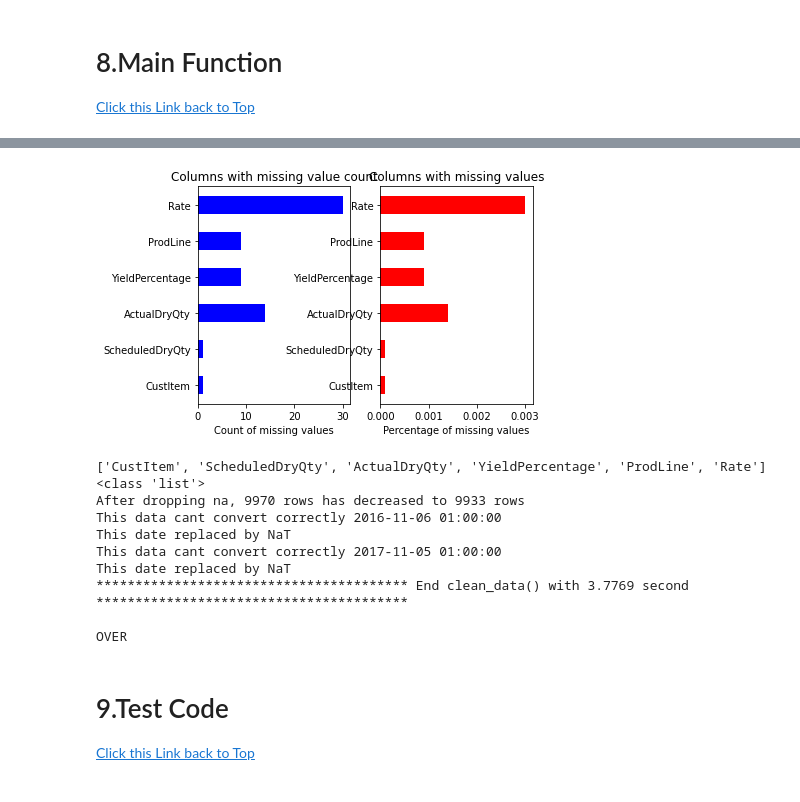
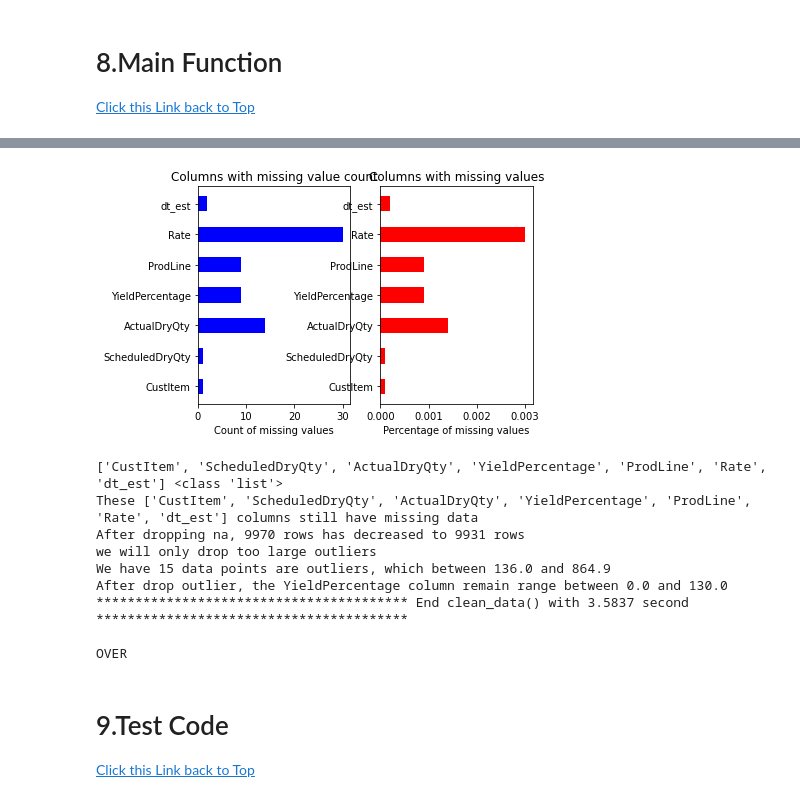
Before and after one commit to L3P3titPrince/Spray_Weather_Forecast, a Jupyter notebook: 21_Weather.ipynb, the cells around one changed output, grey strips where cells are left out. Cells and saved outputs as stored; diff of their text form; code cells hidden in the pictures.

Commit message:
Mar4th 2021 Add del_outlier() function

```diff
--- a/21_Weather.ipynb
+++ b/21_Weather.ipynb
@@ -452,3 +496,0 @@ class PreProcess(HyperParamters):
-# %%
-class_pre = PreProcess()
-df_product, df_nj_weather, df_pa_weather = class_pre.clean_data(df_product, df_nj_weather, df_pa_weather, col_missing)
@@ -528,16 +563,18 @@ def main():
 
     # *******************3.Preprocess**************************************
     class_pre = PreProcess()
-    df_product, df_nj_weather, df_pa_weather = class_pre.clean_data(df_product, df_nj_weather, df_pa_weather)
+    df_product, df_nj_weather, df_pa_weather, df_dropped, df_outlier = class_pre.clean_data(df_product,
+                                                                                df_nj_weather,
+                                                                                df_pa_weather)
 
 
-    return df_product, df_nj_weather, df_pa_weather
+    return df_product, df_nj_weather, df_pa_weather, df_dropped
 
 if __name__=="__main__":
     """:arg
 
     """
-    (df_product, df_nj_weather, df_pa_weather) = main()
+    (df_product, df_nj_weather, df_pa_weather, df_dropped) = main()
 
     print("OVER")
 # %% [output]
@@ -546,11 +587,11 @@ These columns have been dropped ['Bulk Density', 'Moisture', 'Flow', 'Hygroscopi
-[figure, old version]
+[figure, new version]
-['CustItem', 'ScheduledDryQty', 'ActualDryQty', 'YieldPercentage', 'ProdLine', 'Rate'] <class 'list'>
-After dropping na, 9970 rows has decreased to 9933 rows
-This data cant convert correctly 2016-11-06 01:00:00
-This date replaced by NaT
-This data cant convert correctly 2017-11-05 01:00:00
-This date replaced by NaT
-**************************************** End clean_data() with 3.7769 second ****************************************
+['CustItem', 'ScheduledDryQty', 'ActualDryQty', 'YieldPercentage', 'ProdLine', 'Rate', 'dt_est'] <class 'list'>
+These ['CustItem', 'ScheduledDryQty', 'ActualDryQty', 'YieldPercentage', 'ProdLine', 'Rate', 'dt_est'] columns still have missing data
+After dropping na, 9970 rows has decreased to 9931 rows
+we will only drop too large outliers
+We have 15 data points are outliers, which between 136.0 and 864.9
+After drop outlier, the YieldPercentage column remain range between 0.0 and 130.0
+**************************************** End clean_data() with 3.5837 second ****************************************
 
 OVER
 # %% [markdown]
```
Also changed, not shown: parts of 99 cells of this notebook.
